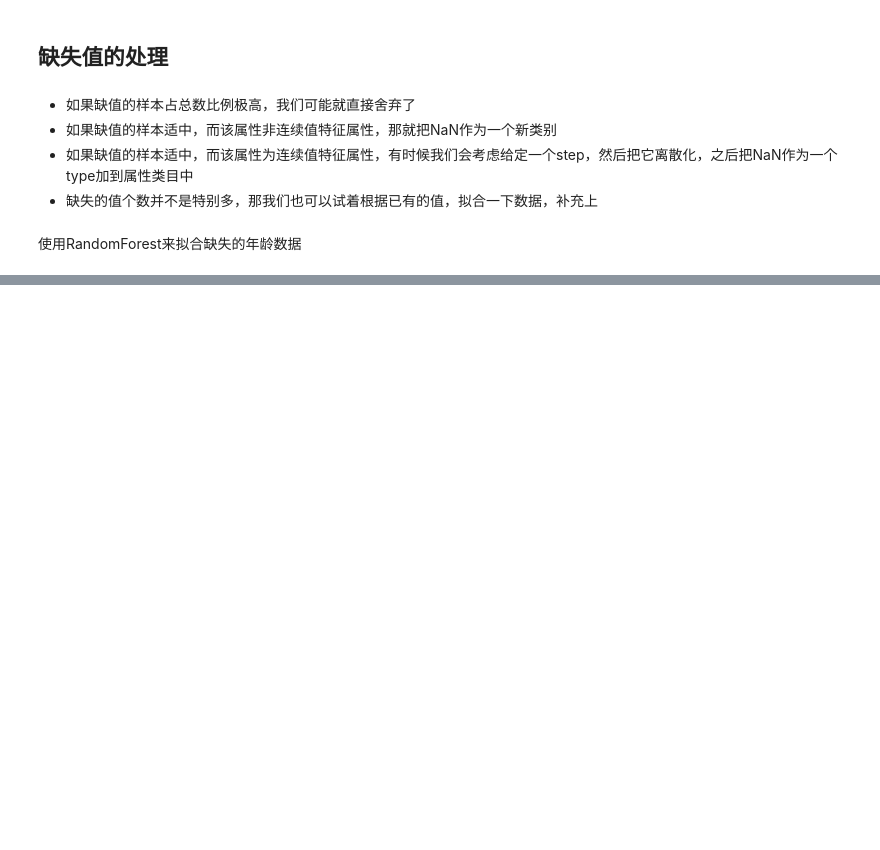
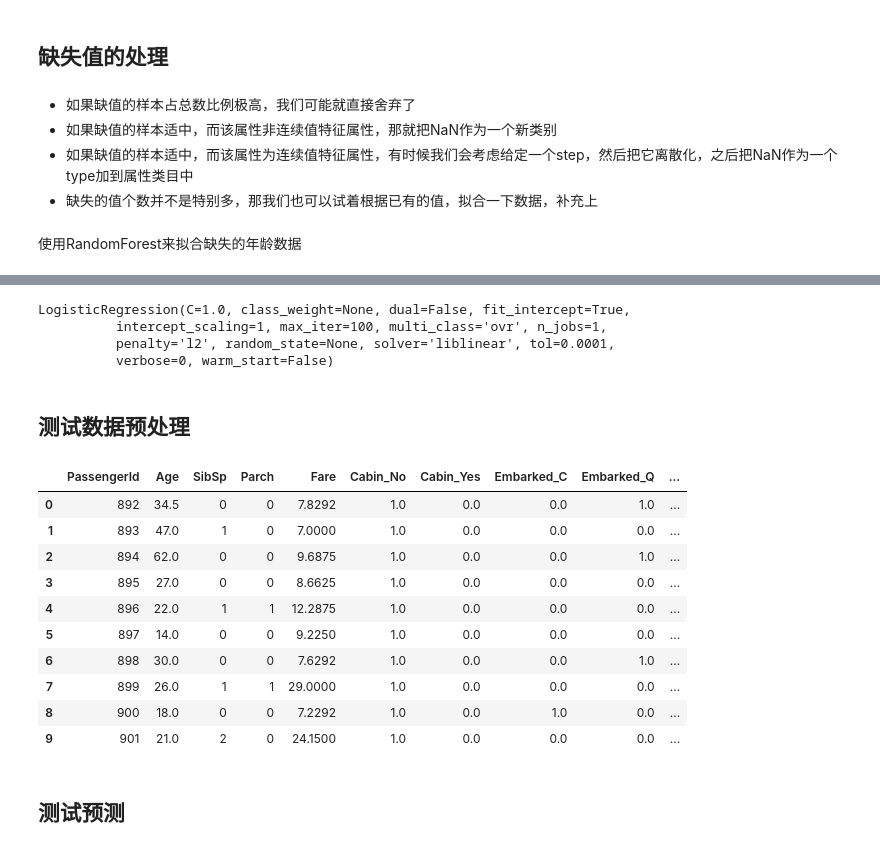
Before and after one commit to futheads/Python-study, a Jupyter notebook: MLexamples/Titanic/Titanic.ipynb, the cells around one changed output, grey strips where cells are left out. Saved outputs shown, nothing was run; the diff lists cells and outputs as text; code cells hidden in the pictures; blank space fills up the shorter version.

```diff
--- a/MLexamples/Titanic/Titanic.ipynb
+++ b/MLexamples/Titanic/Titanic.ipynb
@@ -342,0 +364,67 @@ print(data_train[:3])
+# %%
+from sklearn import linear_model
+
+# 用正则取出我们要的属性值
+train_df = df.filter(regex="Survived|SibSp|Parch|Cabin_*|Embarked_*|Sex_*|Pclass_*|Age_.*|Fare_.*")
+train_np = train_df.as_matrix()
+
+# y即Survival结果
+y = train_np[:, 0]
+
+# X即特征属性值
+X = train_np[:, 1:]
+
+clf = linear_model.LogisticRegression()
+clf.fit(X, y)
+
+clf
+# %% [output]
+LogisticRegression(C=1.0, class_weight=None, dual=False, fit_intercept=True,
+          intercept_scaling=1, max_iter=100, multi_class='ovr', n_jobs=1,
+          penalty='l2', random_state=None, solver='liblinear', tol=0.0001,
+          verbose=0, warm_start=False)
+# %% [markdown]
+## 测试数据预处理
+# %%
+data_test = pd.read_csv("input/test.csv")
+# data_test.info()
+data_test.loc[(data_test.Fare.isnull()), "Fare"] = 0
+
+# 用同样的RandomForestRegression模型填上丢失的年龄
+tmp_df = data_test[["Age", "Fare", "Parch", "SibSp", "Pclass"]]
+null_age = tmp_df[data_test.Age.isnull()].as_matrix()
+
+# 根据特征属性X预测年龄并补上
+X = null_age[:, 1:]
+
+predictedAges = rfr.predict(X)
+data_test.loc[(data_test.Age.isnull()), "Age"] = predictedAges
+
+data_test = set_Cabin_type(data_test)
+
+dummies_Cabin = pd.get_dummies(data_test["Cabin"], prefix="Cabin")
+dummies_Embarked = pd.get_dummies(data_test["Embarked"], prefix="Embarked")
+dummies_Sex = pd.get_dummies(data_test["Sex"], prefix="Sex")
+dummies_Pclass = pd.get_dummies(data_test["Pclass"], prefix="Pclass")
+
+df_test = pd.concat([data_test, dummies_Cabin, dummies_Embarked, dummies_Sex, dummies_Pclass], axis=1)
+df_test.drop(["Pclass", "Name", "Sex", "Ticket", "Cabin", "Embarked"], axis=1, inplace=True)
+
+df_test["Age_scaled"] = scaler.fit_transform(df_test["Age"].reshape(-1, 1), age_scale_param)
+df_test["Fare_scaled"] = scaler.fit_transform(df_test["Fare"].reshape(-1, 1), fare_scale_param)
+
+df_test[:10]
+# %% [output]
+|  | PassengerId | Age | SibSp | Parch | Fare | Cabin_No | Cabin_Yes | Embarked_C | Embarked_Q | ... |
+| 0 | 892 | 34.5 | 0 | 0 | 7.8292 | 1.0 | 0.0 | 0.0 | 1.0 | ... |
+| 1 | 893 | 47.0 | 1 | 0 | 7.0000 | 1.0 | 0.0 | 0.0 | 0.0 | ... |
+| 2 | 894 | 62.0 | 0 | 0 | 9.6875 | 1.0 | 0.0 | 0.0 | 1.0 | ... |
+| 3 | 895 | 27.0 | 0 | 0 | 8.6625 | 1.0 | 0.0 | 0.0 | 0.0 | ... |
+| 4 | 896 | 22.0 | 1 | 1 | 12.2875 | 1.0 | 0.0 | 0.0 | 0.0 | ... |
+| 5 | 897 | 14.0 | 0 | 0 | 9.2250 | 1.0 | 0.0 | 0.0 | 0.0 | ... |
+| 6 | 898 | 30.0 | 0 | 0 | 7.6292 | 1.0 | 0.0 | 0.0 | 1.0 | ... |
+| 7 | 899 | 26.0 | 1 | 1 | 29.0000 | 1.0 | 0.0 | 0.0 | 0.0 | ... |
+| 8 | 900 | 18.0 | 0 | 0 | 7.2292 | 1.0 | 0.0 | 1.0 | 0.0 | ... |
+| 9 | 901 | 21.0 | 2 | 0 | 24.1500 | 1.0 | 0.0 | 0.0 | 0.0 | ... |
+# %% [markdown]
+## 测试预测
```
Also changed, not shown: parts of 25 cells of this notebook.
